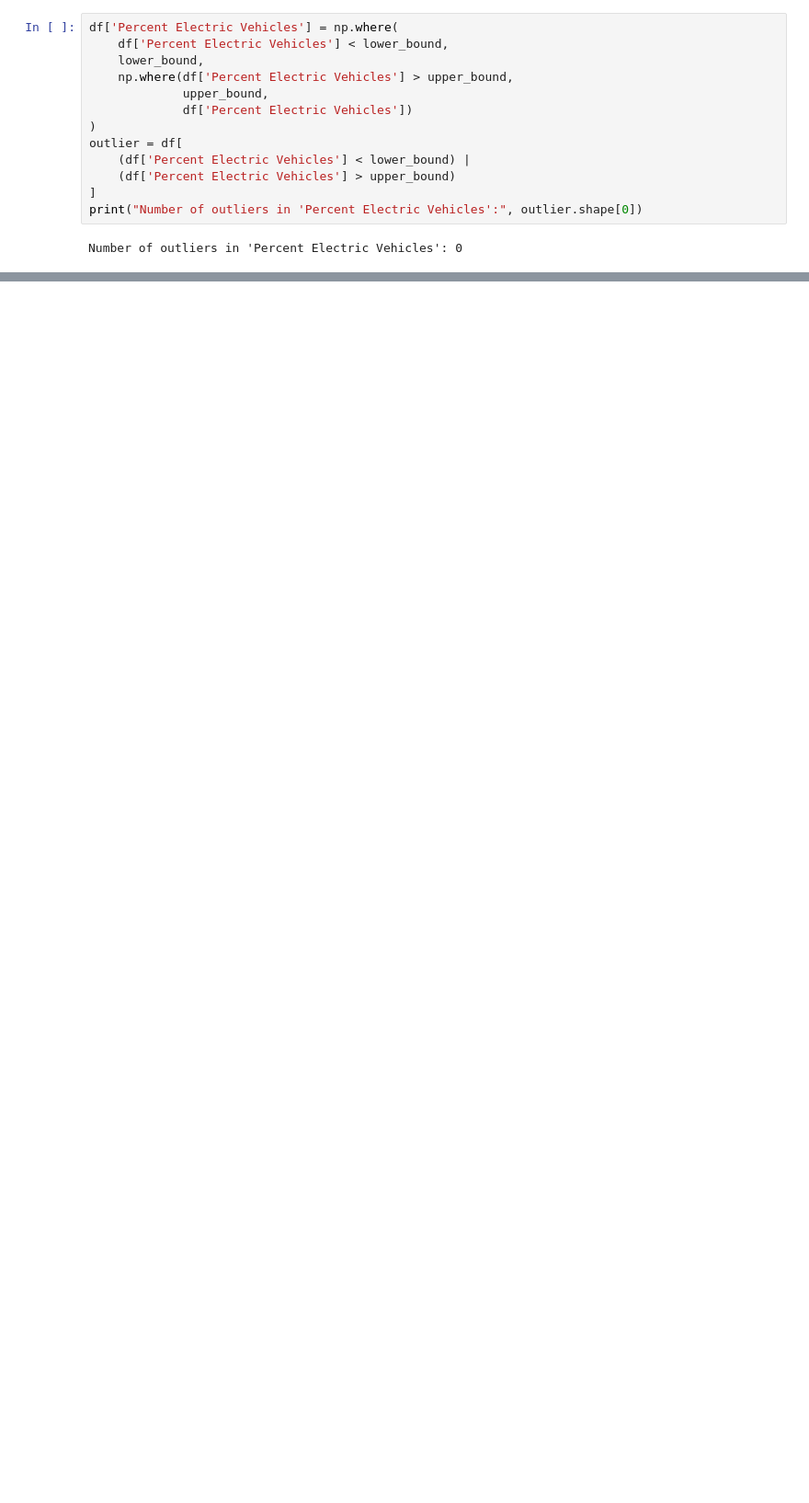
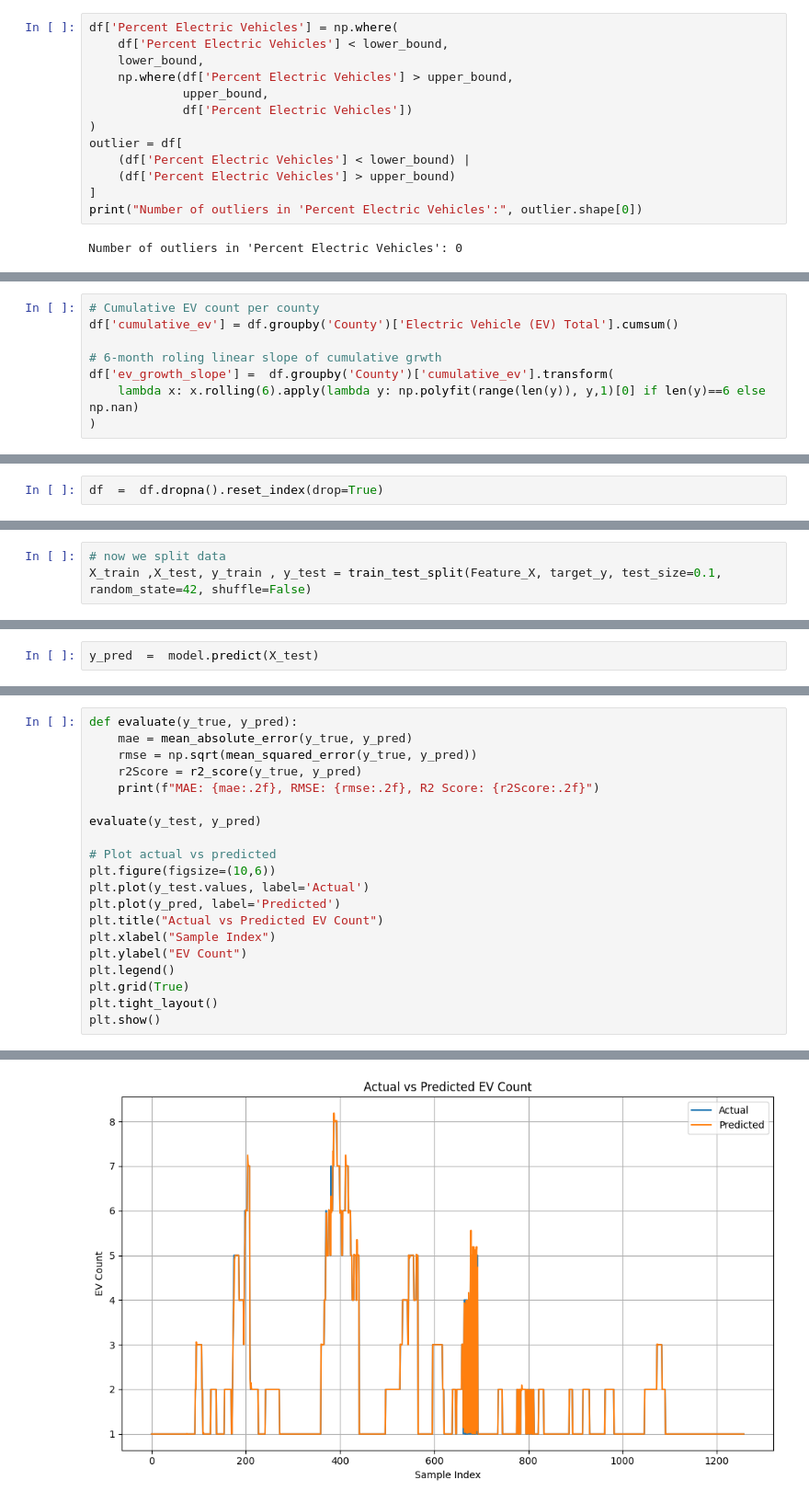
Before and after one commit to piyushsrvastava/EV_demand_prediction, a Jupyter notebook: EV_Vehicle_Charge_Demand.ipynb, the cells around one changed output, grey strips where cells are left out. Shown at 92% size. Saved outputs shown, nothing was run; the diff lists cells and outputs as text; blank space fills up the shorter version.

```diff
--- a/EV_Vehicle_Charge_Demand.ipynb
+++ b/EV_Vehicle_Charge_Demand.ipynb
@@ -128,0 +243,8 @@ Number of outliers in 'Percent Electric Vehicles': 0
+# %%
+# Cumulative EV count per county
+df['cumulative_ev'] = df.groupby('County')['Electric Vehicle (EV) Total'].cumsum()
+
+# 6-month roling linear slope of cumulative grwth
+df['ev_growth_slope'] =  df.groupby('County')['cumulative_ev'].transform(
+    lambda x: x.rolling(6).apply(lambda y: np.polyfit(range(len(y)), y,1)[0] if len(y)==6 else np.nan)
+)
@@ -128,0 +253,2 @@ Number of outliers in 'Percent Electric Vehicles': 0
+# %%
+df  =  df.dropna().reset_index(drop=True)
@@ -128,0 +299,3 @@ Number of outliers in 'Percent Electric Vehicles': 0
+# %%
+# now we split data
+X_train ,X_test, y_train , y_test = train_test_split(Feature_X, target_y, test_size=0.1, random_state=42, shuffle=False)
@@ -128,0 +350,2 @@ Number of outliers in 'Percent Electric Vehicles': 0
+# %%
+y_pred  =  model.predict(X_test)
@@ -128,0 +393,21 @@ Number of outliers in 'Percent Electric Vehicles': 0
+# %%
+def evaluate(y_true, y_pred):
+    mae = mean_absolute_error(y_true, y_pred)
+    rmse = np.sqrt(mean_squared_error(y_true, y_pred))
+    r2Score = r2_score(y_true, y_pred)
+    print(f"MAE: {mae:.2f}, RMSE: {rmse:.2f}, R2 Score: {r2Score:.2f}")
+
+evaluate(y_test, y_pred)
+
+# Plot actual vs predicted
+plt.figure(figsize=(10,6))
+plt.plot(y_test.values, label='Actual')
+plt.plot(y_pred, label='Predicted')
+plt.title("Actual vs Predicted EV Count")
+plt.xlabel("Sample Index")
+plt.ylabel("EV Count")
+plt.legend()
+plt.grid(True)
+plt.tight_layout()
+plt.show()
+# %% [output]
@@ -128,0 +415 @@ Number of outliers in 'Percent Electric Vehicles': 0
+[figure, added]
```
Also changed, not shown: parts of 31 cells of this notebook, 2 other files.
